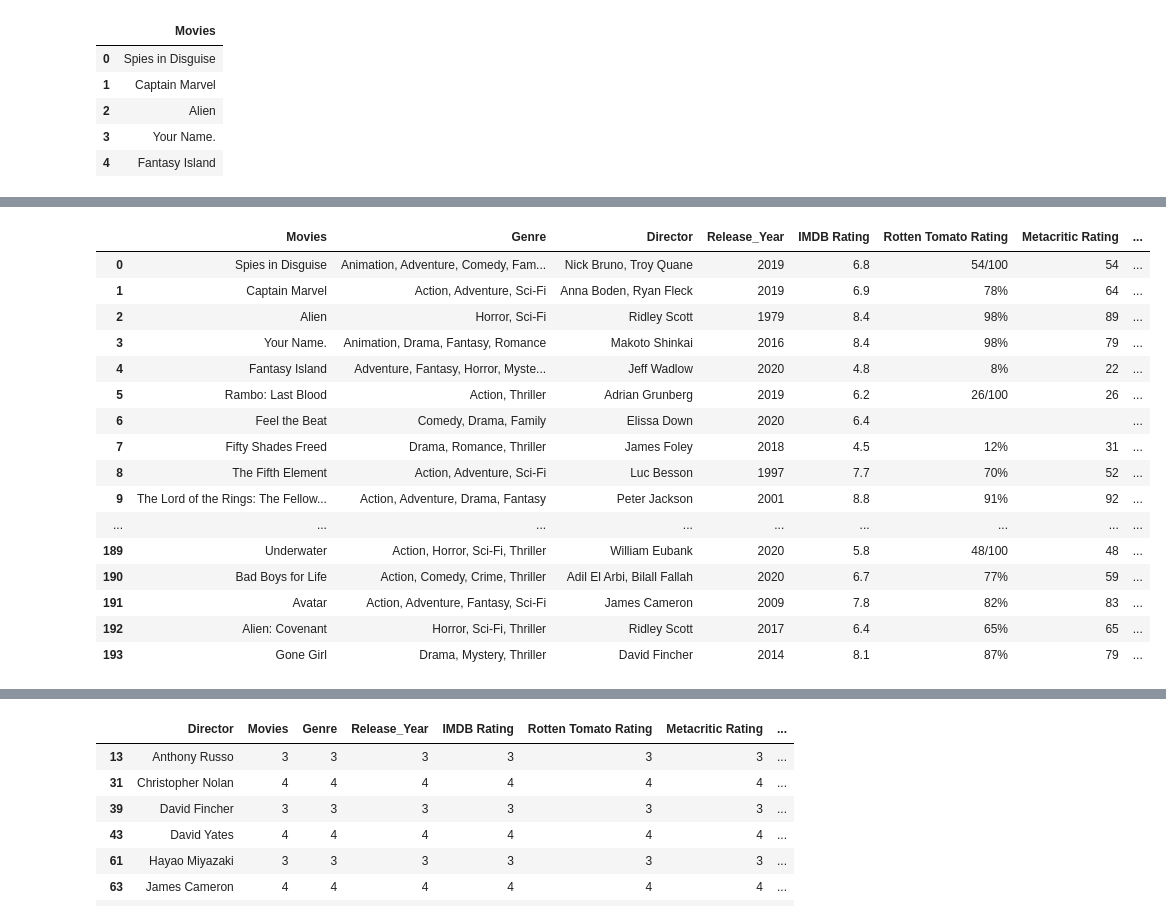
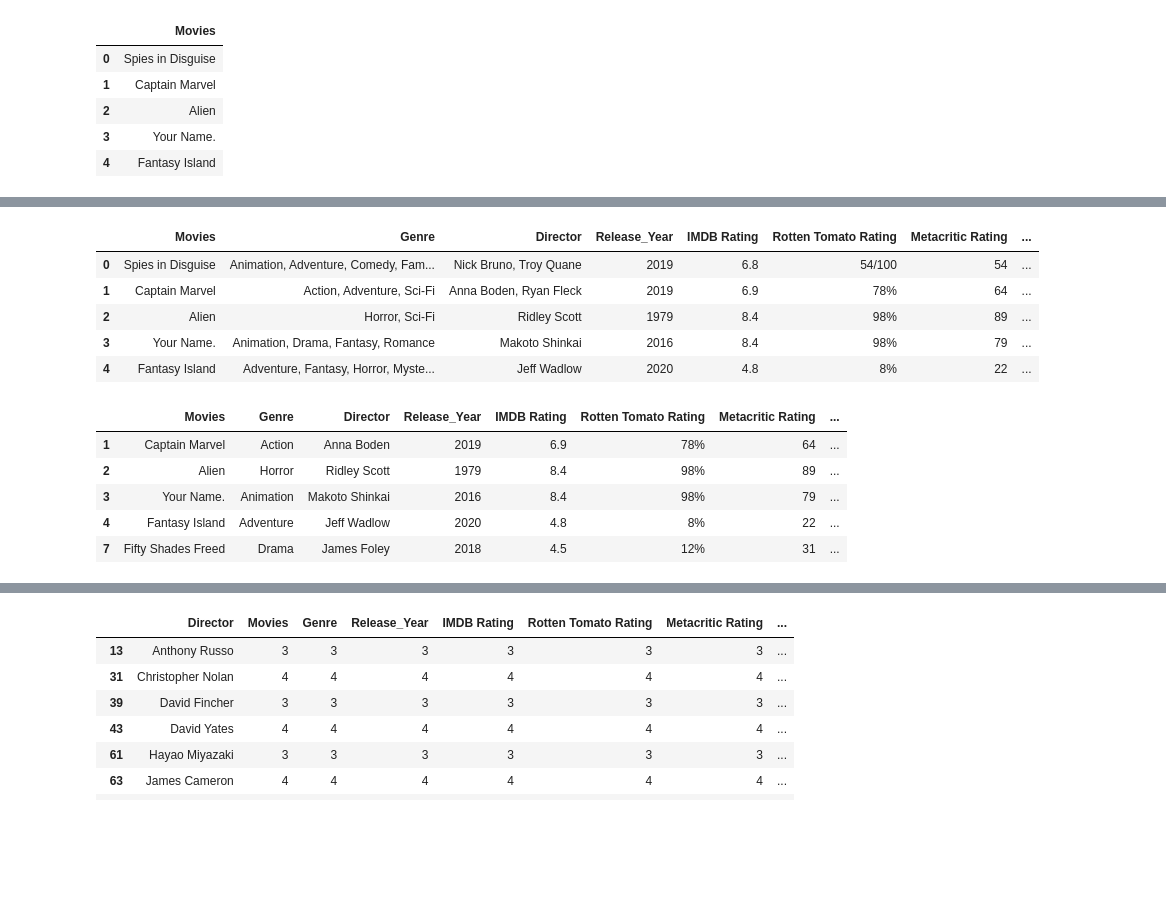
Before and after one commit to mwil177/project-1, a Jupyter notebook: Movie Stuff.ipynb, the cells around one changed output, grey strips where cells are left out. Cells and saved outputs as stored; diff of their text form; code cells hidden in the pictures; blank space fills up the shorter version.

```diff
--- a/Movie Stuff.ipynb
+++ b/Movie Stuff.ipynb
@@ -125,32 +98,67 @@ movie.head()
 # %%
 movie_short = movie[["title", "genre", "director", "year", "imdbRating", "ratings_rotten", "rating_ metacritic", "run_time"]]
 movie_short_rename = movie_short.rename(columns={"title": "Movies",
                                                  "genre": "Genre",
                                                  "director": "Director",
                                                  "year": "Release_Year",
                                                  "imdbRating": "IMDB Rating",
                                                  "ratings_rotten": "Rotten Tomato Rating",
                                                  "rating_ metacritic": "Metacritic Rating",
                                                 "run_time": "Movie RunTime"})
-movie_short_rename
+movie_short_rename.head()
 # %% [output]
 |  | Movies | Genre | Director | Release_Year | IMDB Rating | Rotten Tomato Rating | Metacritic Rating | ... |
 | 0 | Spies in Disguise | Animation, Adventure, Comedy, Fam... | Nick Bruno, Troy Quane | 2019 | 6.8 | 54/100 | 54 | ... |
 | 1 | Captain Marvel | Action, Adventure, Sci-Fi | Anna Boden, Ryan Fleck | 2019 | 6.9 | 78% | 64 | ... |
 | 2 | Alien | Horror, Sci-Fi | Ridley Scott | 1979 | 8.4 | 98% | 89 | ... |
 | 3 | Your Name. | Animation, Drama, Fantasy, Romance | Makoto Shinkai | 2016 | 8.4 | 98% | 79 | ... |
 | 4 | Fantasy Island | Adventure, Fantasy, Horror, Myste... | Jeff Wadlow | 2020 | 4.8 | 8% | 22 | ... |
-| 5 | Rambo: Last Blood | Action, Thriller | Adrian Grunberg | 2019 | 6.2 | 26/100 | 26 | ... |
-| 6 | Feel the Beat | Comedy, Drama, Family | Elissa Down | 2020 | 6.4 |  |  | ... |
-| 7 | Fifty Shades Freed | Drama, Romance, Thriller | James Foley | 2018 | 4.5 | 12% | 31 | ... |
-| 8 | The Fifth Element | Action, Adventure, Sci-Fi | Luc Besson | 1997 | 7.7 | 70% | 52 | ... |
-| 9 | The Lord of the Rings: The Fellow... | Action, Adventure, Drama, Fantasy | Peter Jackson | 2001 | 8.8 | 91% | 92 | ... |
-| ... | ... | ... | ... | ... | ... | ... | ... | ... |
-| 189 | Underwater | Action, Horror, Sci-Fi, Thriller | William Eubank | 2020 | 5.8 | 48/100 | 48 | ... |
-| 190 | Bad Boys for Life | Action, Comedy, Crime, Thriller | Adil El Arbi, Bilall Fallah | 2020 | 6.7 | 77% | 59 | ... |
-| 191 | Avatar | Action, Adventure, Fantasy, Sci-Fi | James Cameron | 2009 | 7.8 | 82% | 83 | ... |
-| 192 | Alien: Covenant | Horror, Sci-Fi, Thriller | Ridley Scott | 2017 | 6.4 | 65% | 65 | ... |
-| 193 | Gone Girl | Drama, Mystery, Thriller | David Fincher | 2014 | 8.1 | 87% | 79 | ... |
+# %%
+#Split genre column and select first entry as "Genre" to filter down selection
+
+movie_split_genre = movie_short_rename["Genre"].str.split(",", n=4, expand=True)
+movie_split_director = movie_short_rename["Director"].str.split(",", n=1, expand=True)
+movie_split_genre = movie_split_genre.rename(columns={0: "Genre 1",
+                                                     1: "Genre 2",
+                                                     2: "Genre 3",
+                                                     3: "Genre 4",
+                                                     4: "Genre 5"})
+movie_split_director = movie_split_director.rename(columns={0: "Director 1",
+                                                     1: "Director 2"})
+
+movie_split_genre
+
+movie_short_rename["Genre"] = movie_split_genre["Genre 1"]
+
+#Split Director column and select first entry as "Director" to filter down selection
+movie_short_rename["Director"] = movie_split_director["Director 1"]
+
+movie_short_rename
+
+#Change Rotten Tomato Rating from percent to number
+
+movie_clean_RT = movie_short_rename["Rotten Tomato Rating"].replace(['', '54/100', '56/100',
+                                                                     '81/100', '64/100', '68/100', '46/100',
+                                                                     '47/100', '90/100', '51/100', '72/100',
+                                                                   '85/100','43/100','44/100','53/100', '26/100',
+                                                                     '48/100'], "none")
+
+
+movie_short_rename["Rotten Tomato Rating"] = movie_clean_RT
+
+#Remove "none" and N/A
+rotten_df = movie_short_rename.loc[(movie_short_rename["Rotten Tomato Rating"] != "none") &
+                                  (movie_short_rename["Metacritic Rating"] != "N/A")]
+
+
+rotten_df.head()
+# %% [output]
+|  | Movies | Genre | Director | Release_Year | IMDB Rating | Rotten Tomato Rating | Metacritic Rating | ... |
+| 1 | Captain Marvel | Action | Anna Boden | 2019 | 6.9 | 78% | 64 | ... |
+| 2 | Alien | Horror | Ridley Scott | 1979 | 8.4 | 98% | 89 | ... |
+| 3 | Your Name. | Animation | Makoto Shinkai | 2016 | 8.4 | 98% | 79 | ... |
+| 4 | Fantasy Island | Adventure | Jeff Wadlow | 2020 | 4.8 | 8% | 22 | ... |
+| 7 | Fifty Shades Freed | Drama | James Foley | 2018 | 4.5 | 12% | 31 | ... |
 # %%
 #Create a df containing the number of genres
 movie_genre_group = movie_short_rename.groupby(["Genre"]).count()
```
Also changed, not shown: parts of 19 cells of this notebook, 1 other file.
